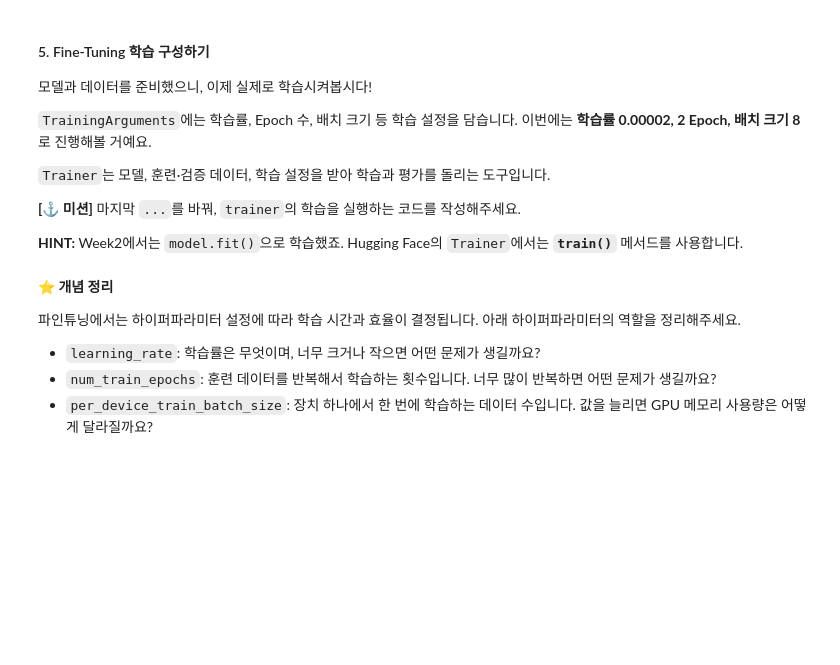
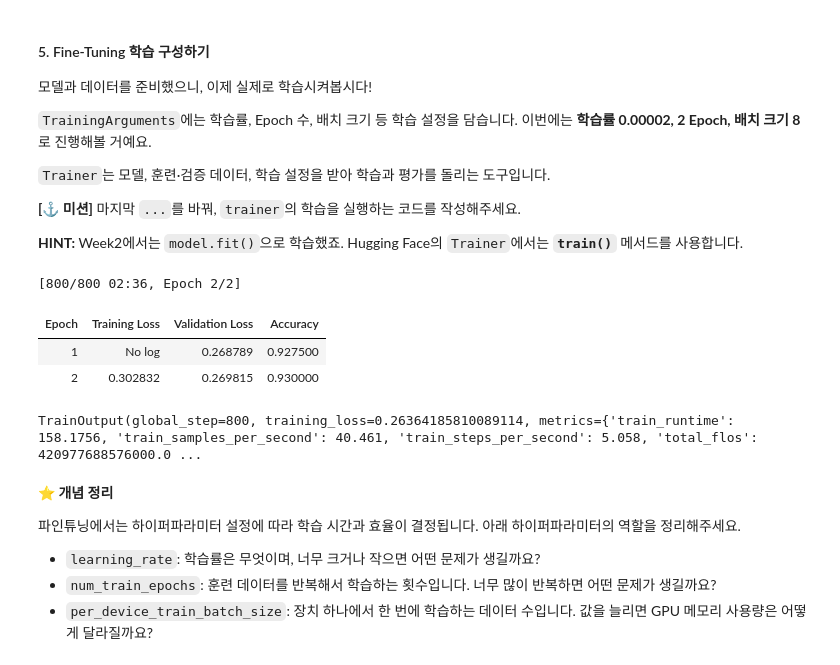
Before and after one commit to Sangik-L/gdg-7th-ai-mission, a Jupyter notebook: week4/week4_mission.ipynb, the cells around one changed output. Saved outputs shown, nothing was run; the diff lists cells and outputs as text; code cells hidden in the pictures; blank space fills up the shorter version.

```diff
--- a/week4/week4_mission.ipynb
+++ b/week4/week4_mission.ipynb
@@ -110,7 +117,7 @@ for candidate in [ROOT_DIR, *ROOT_DIR.parents]:
         break
 SAVE_DIR = ROOT_DIR / 'artifacts' / 'week4'
 # Drive를 연결했다면 실제 저장 위치에 맞게 바꿔주세요.
-# SAVE_DIR = Path('/content/drive/MyDrive/gdg-mission/week4')
+SAVE_DIR = Path('/content/drive/MyDrive/GDGAI/week4')
 SERVICE_DIR = SAVE_DIR / 'service'
 MODEL_DIR = SERVICE_DIR / 'saved_model'
 TRAIN_DIR = SAVE_DIR / 'training'
@@ -285,34 +334,40 @@ def compute_metrics(eval_pred):
     return {'accuracy': float(np.mean(predictions == labels))}
 
 # [제공 코드] 학습 설정을 준비합니다.
 training_args = TrainingArguments(
     output_dir=str(TRAIN_DIR),
     learning_rate=2e-5,
     num_train_epochs=2,
     per_device_train_batch_size=8,
     per_device_eval_batch_size=8,
     eval_strategy='epoch',
     save_strategy='no',
     report_to='none',
     seed=SEED,
     data_seed=SEED,
     dataloader_num_workers=0,
     dataloader_pin_memory=torch.cuda.is_available(),
     use_cpu=not torch.cuda.is_available(),  # 로컬에서는 CPU, Colab GPU에서는 CUDA 사용
 )
 
 # [제공 코드] 모델, 데이터, 평가 함수를 Trainer에 전달합니다.
 trainer = Trainer(
     model=model, # 모델
     args=training_args, # 학습 설정
     train_dataset=tokenized_train,# 훈련용 데이터셋
     eval_dataset=tokenized_validation, # 검증용 데이터셋
     processing_class=tokenizer,# 토크나이저
     compute_metrics=compute_metrics, # 평가함수
 )
 
 # [⚓️ 미션] trainer의 파인튜닝 학습을 실행해주세요.
-...
+trainer.train()
+# %% [output]
+[800/800 02:36, Epoch 2/2]
+| Epoch | Training Loss | Validation Loss | Accuracy |
+| 1 | No log | 0.268789 | 0.927500 |
+| 2 | 0.302832 | 0.269815 | 0.930000 |
+TrainOutput(global_step=800, training_loss=0.26364185810089114, metrics={'train_runtime': 158.1756, 'train_samples_per_second': 40.461, 'train_steps_per_second': 5.058, 'total_flos': 420977688576000.0 ...
 # %% [markdown]
 **⭐️ 개념 정리**
 
```
Also changed, not shown: parts of 24 cells of this notebook.
